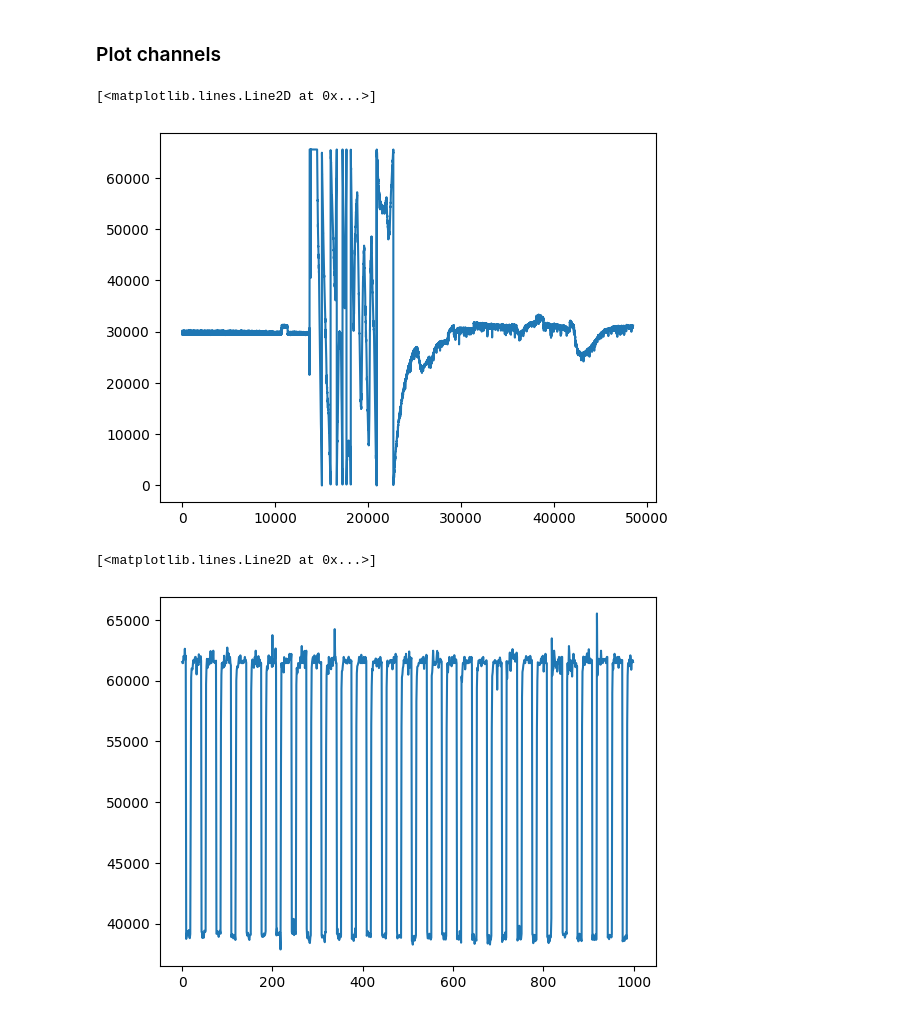
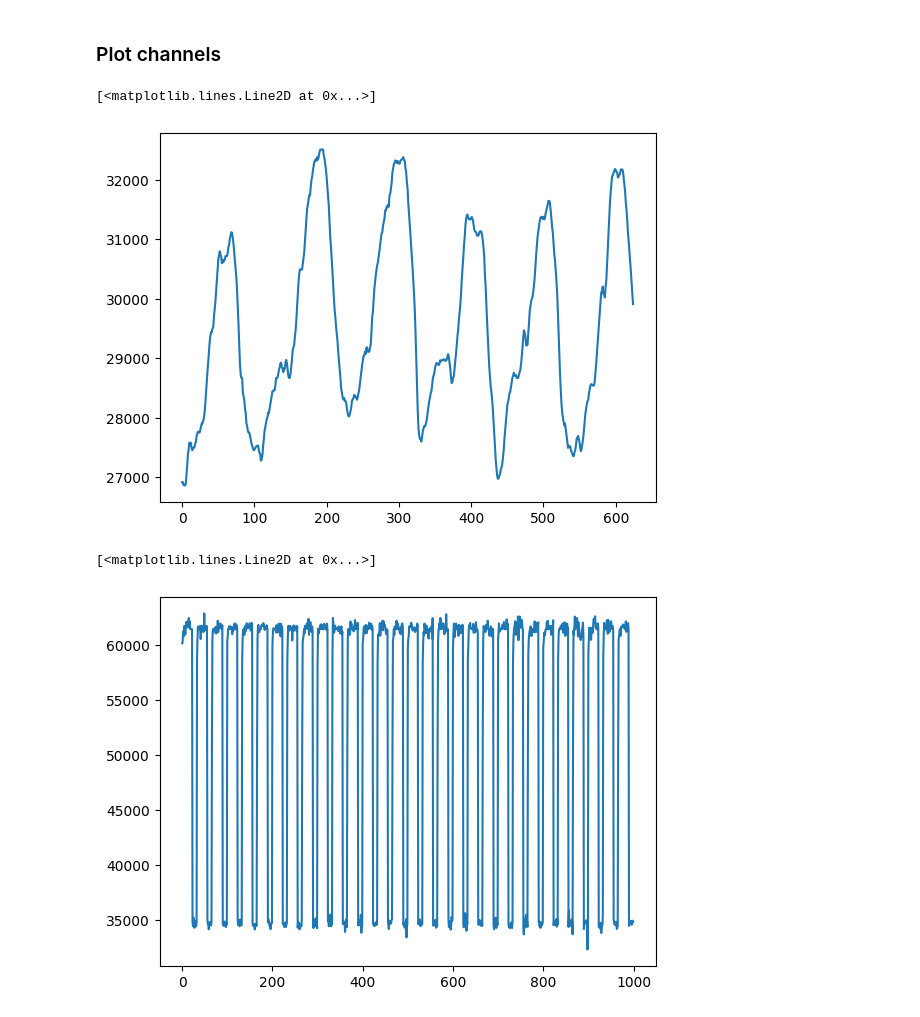
Before and after one commit to nghess/clickbait-place, a Jupyter notebook: utils/bin_viewer.ipynb, the cells around one changed output. Saved outputs shown, nothing was run; the diff lists cells and outputs as text; code cells hidden in the pictures.

```diff
--- a/utils/bin_viewer.ipynb
+++ b/utils/bin_viewer.ipynb
@@ -7,7 +7,7 @@ import matplotlib.pyplot as plt
 # Params
 n_channels = 4
 sample_hz = 1000
-mat_file = r"D:\clickbait-place\data\dry-morris-maze\tester\d0\033026_tester_d0_rhd2000.bin"
+mat_file = r"D:\clickbait-place\data\dry-morris-maze-visual\2206\d0\040926_2206_d0_rhd2000.bin"
 
 # Load Data
 matrix = np.fromfile(mat_file, dtype='uint16')
@@ -33,17 +33,17 @@ end = len(matrix)
 # %% [markdown]
 ### Plot channels
 # %%
-sniff = matrix[0:end:n_channels]
+sniff = matrix[12500:15000:n_channels]
 plt.plot(sniff)
 # %% [output]
 [<matplotlib.lines.Line2D at 0x...>]
-[figure, old version]
+[figure, new version]
 # %%
 ttl = matrix[1:4000:n_channels]
 plt.plot(ttl)
 # %% [output]
 [<matplotlib.lines.Line2D at 0x...>]
-[figure, old version]
+[figure, new version]
 # %%
 reward_state = matrix[2:end:n_channels]
 plt.plot(reward_state)
```
Also changed, not shown: parts of 4 cells of this notebook, 2 other files.
